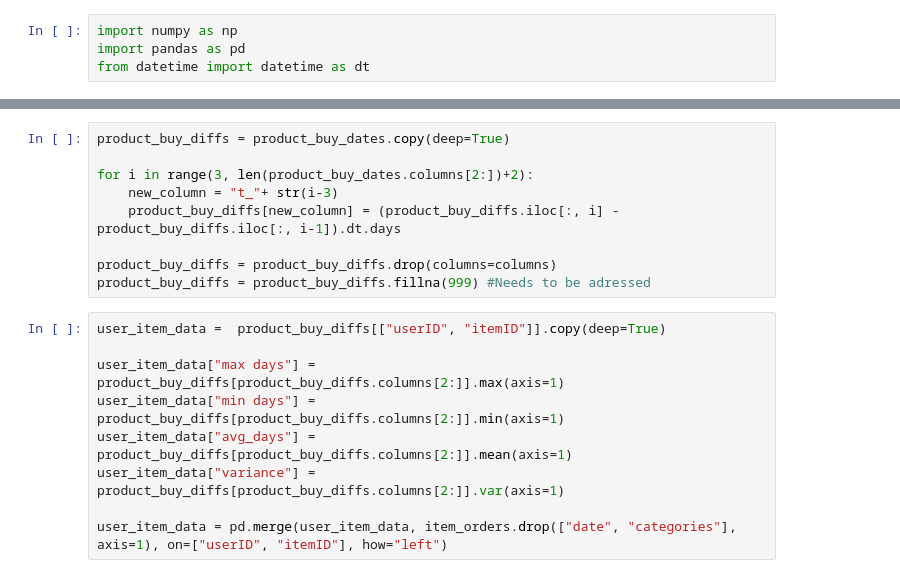
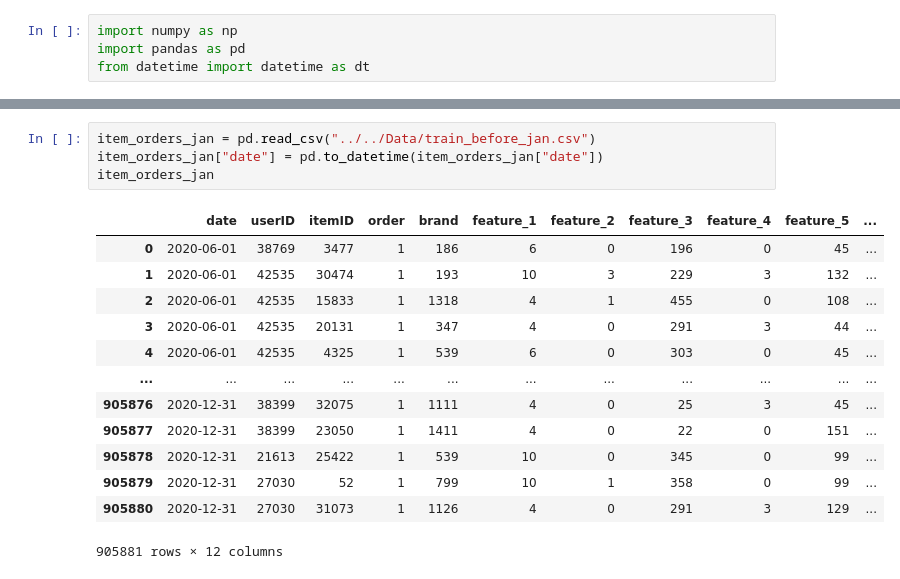
Before and after one commit to aldietri/Data-Mining-Cup-2022, a Jupyter notebook: EDA/Alex/Evaluation Example.ipynb, the cells around one changed output, grey strips where cells are left out. Drawn from its saved outputs; the diff is of its cells as text.

```diff
--- a/EDA/Alex/Evaluation Example.ipynb
+++ b/EDA/Alex/Evaluation Example.ipynb
@@ -38,18 +23,18 @@ product_buy_dates = product_buy_dates.drop("date", axis=1)
-# %%
-product_buy_diffs = product_buy_dates.copy(deep=True)
-
-for i in range(3, len(product_buy_dates.columns[2:])+2):
-    new_column = "t_"+ str(i-3)
-    product_buy_diffs[new_column] = (product_buy_diffs.iloc[:, i] - product_buy_diffs.iloc[:, i-1]).dt.days
-
-product_buy_diffs = product_buy_diffs.drop(columns=columns)
-product_buy_diffs = product_buy_diffs.fillna(999) #Needs to be adressed
-# %%
-user_item_data =  product_buy_diffs[["userID", "itemID"]].copy(deep=True)
-
-user_item_data["max days"] = product_buy_diffs[product_buy_diffs.columns[2:]].max(axis=1)
-user_item_data["min days"] = product_buy_diffs[product_buy_diffs.columns[2:]].min(axis=1)
-user_item_data["avg_days"] = product_buy_diffs[product_buy_diffs.columns[2:]].mean(axis=1)
-user_item_data["variance"] = product_buy_diffs[product_buy_diffs.columns[2:]].var(axis=1)
-
-user_item_data = pd.merge(user_item_data, item_orders.drop(["date", "categories"], axis=1), on=["userID", "itemID"], how="left")
+# %%
+item_orders_jan = pd.read_csv("../../Data/train_before_jan.csv")
+item_orders_jan["date"] = pd.to_datetime(item_orders_jan["date"])
+item_orders_jan
+# %% [output]
+|  | date | userID | itemID | order | brand | feature_1 | feature_2 | feature_3 | feature_4 | feature_5 | ... |
+| 0 | 2020-06-01 | 38769 | 3477 | 1 | 186 | 6 | 0 | 196 | 0 | 45 | ... |
+| 1 | 2020-06-01 | 42535 | 30474 | 1 | 193 | 10 | 3 | 229 | 3 | 132 | ... |
+| 2 | 2020-06-01 | 42535 | 15833 | 1 | 1318 | 4 | 1 | 455 | 0 | 108 | ... |
+| 3 | 2020-06-01 | 42535 | 20131 | 1 | 347 | 4 | 0 | 291 | 3 | 44 | ... |
+| 4 | 2020-06-01 | 42535 | 4325 | 1 | 539 | 6 | 0 | 303 | 0 | 45 | ... |
+| ... | ... | ... | ... | ... | ... | ... | ... | ... | ... | ... | ... |
+| 905876 | 2020-12-31 | 38399 | 32075 | 1 | 1111 | 4 | 0 | 25 | 3 | 45 | ... |
+| 905877 | 2020-12-31 | 38399 | 23050 | 1 | 1411 | 4 | 0 | 22 | 0 | 151 | ... |
+| 905878 | 2020-12-31 | 21613 | 25422 | 1 | 539 | 10 | 0 | 345 | 0 | 99 | ... |
+| 905879 | 2020-12-31 | 27030 | 52 | 1 | 799 | 10 | 1 | 358 | 0 | 99 | ... |
+| 905880 | 2020-12-31 | 27030 | 31073 | 1 | 1126 | 4 | 0 | 291 | 3 | 129 | ... |
+905881 rows × 12 columns
```
Also changed, not shown: parts of 17 cells of this notebook, 23 other files.
